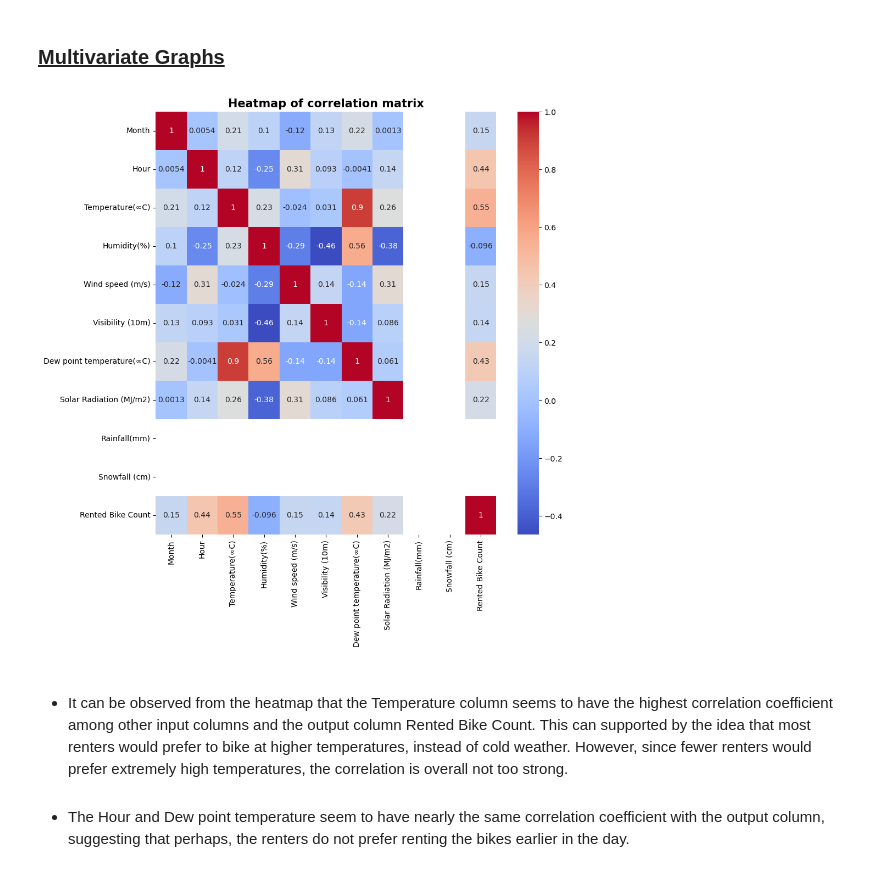
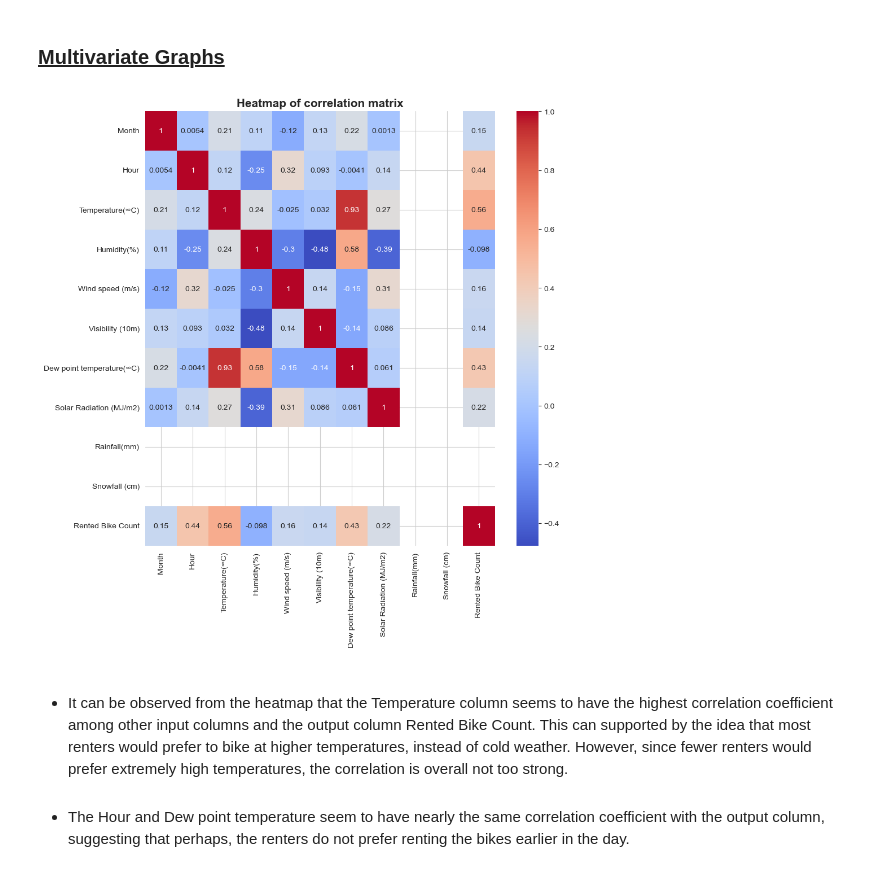
Before and after one commit to A1maan/seoul-bike-demand-project, a Jupyter notebook: ise291_project.ipynb, the cells around one changed output. Saved outputs shown, nothing was run; the diff lists cells and outputs as text; code cells hidden in the pictures.

Commit message:
included problem statement, update data preparation section to include the conversion from categorical to numerical, and completed model building section

```diff
--- a/ise291_project.ipynb
+++ b/ise291_project.ipynb
@@ -427,0 +453,3 @@ df after the removal of outliers:
+# %%
+df.reset_index(drop = True, inplace = True) # Resetting the indices to start from 0 again
+df_original_copy = df.copy() # Creating a copy of the dataset with the original categorical columns for later plotting
@@ -626,13 +790,13 @@ plt.show()
 <h2 style=font-size:20px><b><u>Multivariate Graphs</u></h2>
 # %%
 #Multivariate Graphs
-correlation_matrix = df.select_dtypes(include = np.number).corr()
+correlation_matrix = df_original_copy.select_dtypes(include = np.number).corr()
 fig, ax = plt.subplots(figsize=(10,10))
 sns.heatmap(correlation_matrix, annot=True, cmap = 'coolwarm')
 plt.title("Heatmap of correlation matrix", fontsize= 15, fontweight='bold')
 plt.show()
 # %% [output]
-[figure, old version]
+[figure, new version]
 # %% [markdown]
 <br>
 <ul>
```
Also changed, not shown: parts of 56 cells of this notebook.
